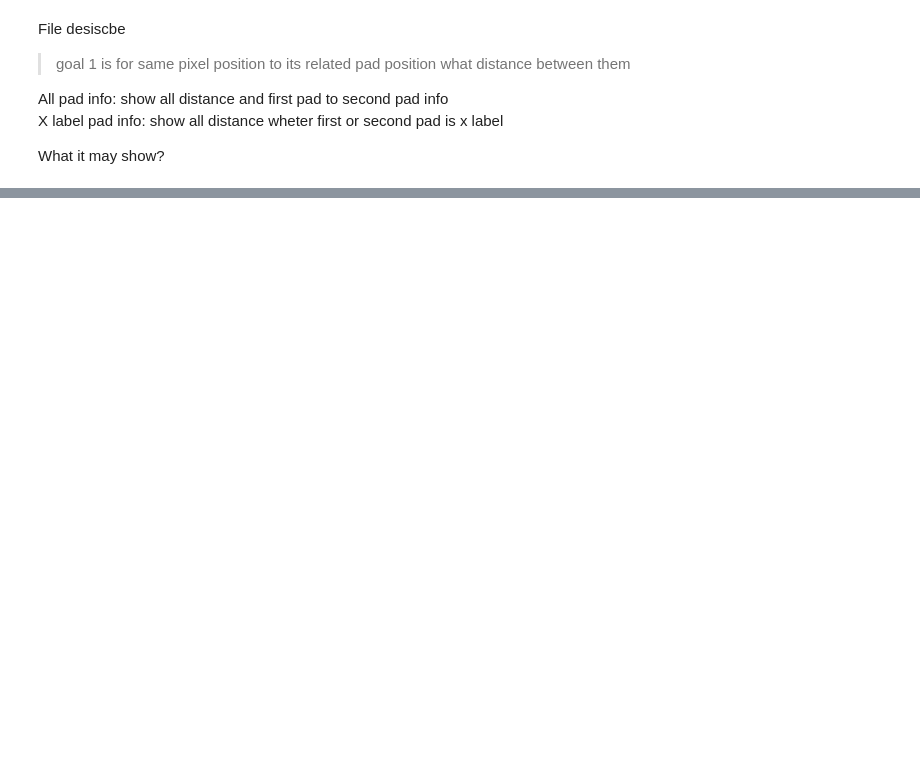
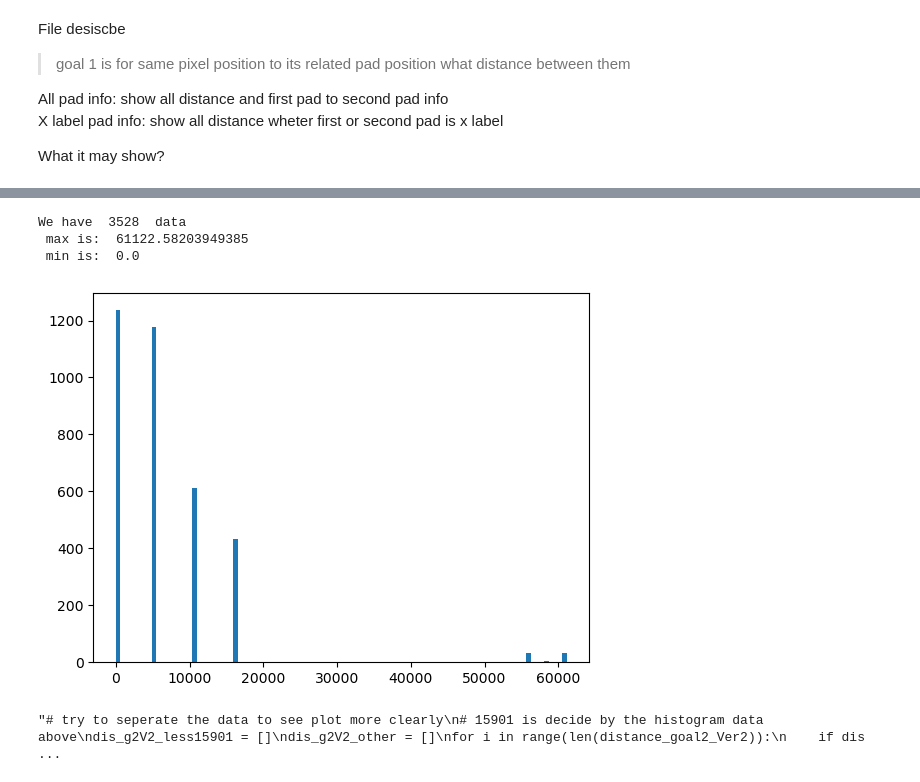
Before and after one commit to ReChen33/QuReseach, a Jupyter notebook: code/wafer/TestWafer.ipynb, the cells around one changed output, grey strips where cells are left out. Saved outputs shown, nothing was run; the diff lists cells and outputs as text; code cells hidden in the pictures; blank space fills up the shorter version.

```diff
--- a/code/wafer/TestWafer.ipynb
+++ b/code/wafer/TestWafer.ipynb
@@ -312 +547,15 @@ plt.clf()# not show the plot for pad analysis
+# %%
+import pandas as pd
+
+# Step 1: Read the CSV file
+df = pd.read_csv('.\data\goal1 Ver2.1 dis less 361 all info.csv')
+
+# Step 2: Sort the data by 'pad distance' in ascending order (use descending order with ascending=False)
+df_sorted = df.sort_values(by='pad distance', ascending=True)
+
+# Optional: Reset the index if you want a clean, sequential index in the new file
+df_sorted.reset_index(drop=True, inplace=True)
+
+# Step 3: Write the sorted data to a new CSV file
+df_sorted.to_csv('.\data\goal1 Ver2.1 DL361 All Sorted by dis.csv', index=False)
 # %%
@@ -520,10 +779,8 @@ for i in range(int(len(reorder_data)/50)+1):
 # %%
-
-"""Way1
+""" goal 2 Ver2.01
 get distance between pixel by don't separate the pad up and down, only along x increasing
 """
-distance_goal2_Ver2 = []
-zero_distance_point = [],[],[]
+goal2 = [],[],[]
 
 def disOnlyX(reorder_data):
     # the function will return the distance between pixel from neighbor pad(only along x increasing)
@@ -533,48 +790,55 @@ def disOnlyX(reorder_data):
             pad_x_distance = reorder_data[i][PixelXIndex] - reorder_data[i+1][PixelXIndex]
             pad_y_distance = reorder_data[i][PixelYIndex] - reorder_data[i+1][PixelYIndex]
             distance = np.sqrt((pad_x_distance)**2 + (pad_y_distance)**2)
-            if distance == 0:
-                zero_distance_point[0].append(str(reorder_data[i][GrouptypeIndex:PadLabelIndex+1]))
-                zero_distance_point[1].append(str(reorder_data[i+1][GrouptypeIndex:PadLabelIndex+1]))
-                zero_distance_point[2].append(str(reorder_data[i][PixelXIndex:PixelYIndex+1]))
+
+            goal2[0].append(distance)
+            goal2[1].append(reorder_data[i])
+            goal2[2].append(reorder_data[i+1])
+
 
         elif i+1 == len(reorder_data):
             pad_x_distance = reorder_data[i][PixelXIndex] - reorder_data[0][PixelXIndex]
             pad_y_distance = reorder_data[i][PixelYIndex] - reorder_data[0][PixelYIndex]
             distance = np.sqrt((pad_x_distance)**2 + (pad_y_distance)**2)
-            if distance == 0:
-                zero_distance_point[0].append(str(reorder_data[i][GrouptypeIndex:PadLabelIndex+1]))
-                zero_distance_point[1].append(str(reorder_data[0][GrouptypeIndex:PadLabelIndex+1]))
-                zero_distance_point[2].append(str(reorder_data[i][PixelXIndex:PixelYIndex+1]))
 
-        distance_goal2_Ver2.append(distance)
+            goal2[0].append(distance)
+            goal2[1].append(reorder_data[i])
+            goal2[2].append(reorder_data[0])
 
+
+
+    distance_goal2_Ver2 = goal2[0]
     print("We have ",len(distance_goal2_Ver2),
     " data \n max is: ",np.max(distance_goal2_Ver2),
     "\n min is: ",np.min(distance_goal2_Ver2))
 
     num, bins, patches = plt.hist(distance_goal2_Ver2, bins=100)
     # bins = 120000 need 2m 51.1s to run
 
-    path_filename = f'.\data\goal2 Ver2.0 {len(bins)-1}bins '
+    path_filename = f'.\data\goal2 Ver2.1 {len(bins)-1}bins '
 
 
     #create an array stored the value number per bin
     number_per_bin = []
     for i in range(len(patches)):
         if num[i] != 0:
             number_per_bin.append([f"({bins[i]},{bins[i+1]})",num[i]])
 
     # Save data to CSV
     number_per_bin = np.array(number_per_bin)
     data_NpB = np.column_stack((number_per_bin[:,0],number_per_bin[:,1]))
     # the data for number_per_bin
     df = pd.DataFrame(data_NpB,columns=['range of distance','number in the range'])
     df.to_csv(f'{path_filename}.csv', index=False)
 
 
     plt.savefig(f'{path_filename}.png')
     #plt.xscale('log')
     plt.show()
 
 disOnlyX(reorder_data)
+# %% [output]
+We have  3528  data
+ max is:  61122.58203949385
+ min is:  0.0
+[figure, added]
@@ -624,5 +901,5 @@ df6.to_csv('.\data\goal2 Ver2.0 same pixel pad info.csv', index=False)
 # %%
-# try to seperate the data to see plot more clearly
+"""# try to seperate the data to see plot more clearly
 # 15901 is decide by the histogram data above
 dis_g2V2_less15901 = []
 dis_g2V2_other = []
@@ -638,4 +915,9 @@ axs[0].hist(dis_g2V2_less15901, bins=10)
 axs[1].hist(dis_g2V2_other, bins=10)
 plt.xscale('log')
 plt.show()
+
+"""
+print("no need for now")
+# %% [output]
+"# try to seperate the data to see plot more clearly\n# 15901 is decide by the histogram data above\ndis_g2V2_less15901 = []\ndis_g2V2_other = []\nfor i in range(len(distance_goal2_Ver2)):\n    if dis ...
 # %%
```
Also changed, not shown: parts of 18 cells of this notebook, 24 other files.
